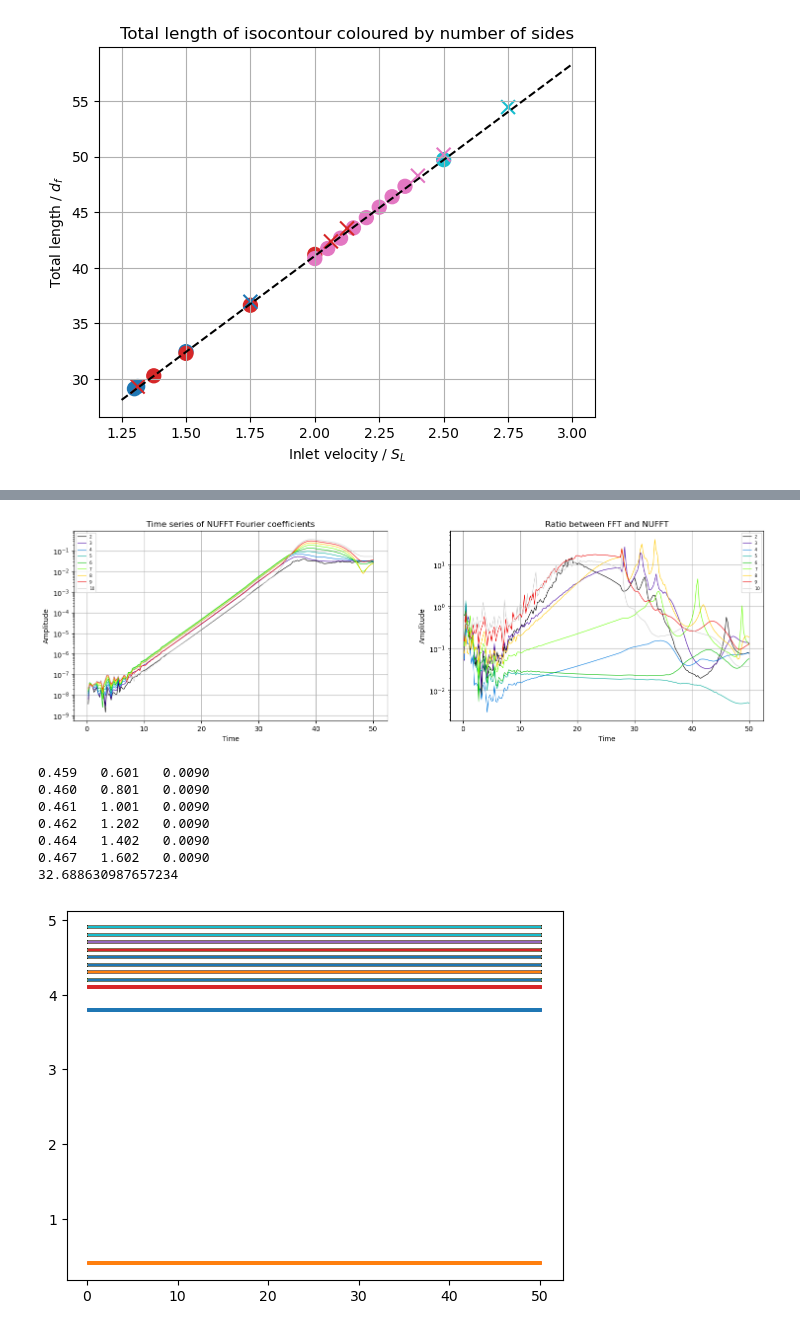
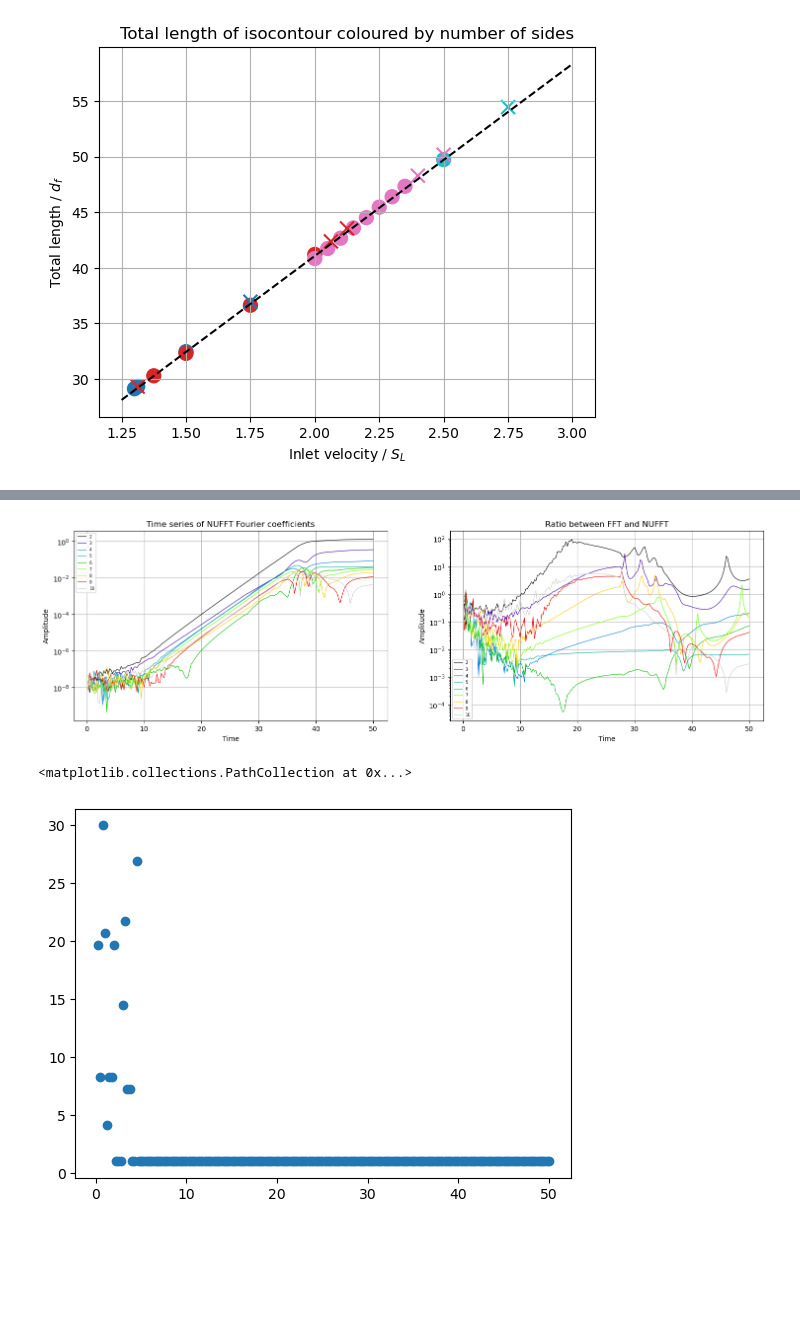
Before and after one commit to Florian808/Inward-flame-post-process, a Jupyter notebook: Local/Isocont_post_process.ipynb, the cells around one changed output, grey strips where cells are left out. Drawn from its saved outputs; the diff is of its cells as text; code cells hidden in the pictures; blank space fills up the shorter version.

```diff
--- a/Local/Isocont_post_process.ipynb
+++ b/Local/Isocont_post_process.ipynb
@@ -264,7 +281,7 @@ for run in runs:
     filepath = db_files_dir / final_Isocon
     df = extract_fields_from_okc(filepath, ['x', 'y', 'x_velocity', 'y_velocity'])
     theta_unsorted, r_mean, r_fluc_unsorted = cartesian_df_to_polar(df)
-    velocity_mag_unsorted = np.sqrt(df['x_velocity'].values ** 2 + df['y_velocity'].values ** 2)
+    velocity_mag_unsorted = np.sqrt(df['x_velocity'].to_numpy() ** 2 + df['y_velocity'].to_numpy() ** 2)
 
     # Get the indices that would sort theta
     sorted_indices = np.argsort(theta_unsorted)
@@ -287,9 +304,9 @@ inlet_vels =np.array(inlet_vels)
 is_nr = np.array(is_nr)
 
 df = pd.read_csv(f"unstable_cases.csv", skipinitialspace=True)
-inlet_vels_us = df['u_in'].values
-num_sides_us = df['num_side'].values
-tot_length_us = df['l_tot'].values
+inlet_vels_us =     df['u_in'].to_numpy()
+num_sides_us =      df['num_side'].to_numpy()
+tot_length_us =     df['l_tot'].to_numpy()
 
 # Define shared color range
 vmin = num_sides.min()
@@ -322,13 +339,13 @@ plt.ylabel("Total length / $d_f$")
 plt.title("Total length of isocontour coloured by number of sides")
 #plt.legend()
 plt.grid(True)
-l_slope, l_intercept, r_value, p_value, std_err = linregress(inlet_vels, num_sides * length_sides)
+res = linregress(inlet_vels, num_sides * length_sides)
 #x_fit = np.linspace(min(inlet_vels), max(inlet_vels), 100)
 x_fit = np.linspace(1.25, 3.0, 100)
-y_fit = l_slope * x_fit + l_intercept
+y_fit = res.slope * x_fit + res.intercept
 y_pred = 3 * x_fit
 plt.plot(x_fit, y_fit, color='black', label='Fit', linestyle='--')
-print(l_slope, l_intercept)
+print(res.slope, res.intercept)
 #plt.plot(x_fit, y_pred, color='blue', label='Fit')
 plt.show()
 
@@ -472,8 +476,8 @@ plt_s = slice(1, 10)
 modes = list(range(2, 8))
 t_start = 10
 t_end = 18
-t_start_ind = closest_index = np.argmin(np.abs(time_tot - t_start))
-t_end_ind = closest_index = np.argmin(np.abs(time_tot - t_end))
+t_start_ind = np.argmin(np.abs(scalars_tot[:,0] - t_start))
+t_end_ind = np.argmin(np.abs(scalars_tot[:,0] - t_end))
 
 my_cmap = plt.get_cmap('nipy_spectral')
 colors = my_cmap(np.linspace(0, 1, (plt_s.stop - plt_s.start)))
@@ -481,7 +485,7 @@ colors = my_cmap(np.linspace(0, 1, (plt_s.stop - plt_s.start)))
 # Plot whole time series of fourier coefficients
 fig, axes = plt.subplots(2, 2, figsize=(18, 10))
 for i in range(plt_s.start, plt_s.stop):
-    axes[0, 0].semilogy(time_tot, amp_tot[:,i], color=colors[i-plt_s.start], label=str(i+1), linewidth=0.8)
+    axes[0, 0].semilogy(scalars_tot[:,0], amp_tot[:,i], color=colors[i-plt_s.start], label=str(i+1), linewidth=0.8)
 axes[0, 0].set_xlabel('Time')
 axes[0, 0].set_ylabel('Amplitude')
 axes[0, 0].set_title('Time series of Fourier coefficients')
@@ -490,7 +494,7 @@ axes[0, 0].legend(prop={'size': 6})
 
 # Plot narrowed range to show linear growth better
 for i in range(plt_s.start, plt_s.stop):
-    axes[0, 1].semilogy(time_tot[max(0, t_start_ind-20):t_end_ind+20], amp_tot[max(0, t_start_ind-20):t_end_ind+20,i], color=colors[i-plt_s.start], label=str(i+1), linewidth=0.8)
+    axes[0, 1].semilogy(scalars_tot[max(0, int(t_start_ind)-20):t_end_ind+20,0], amp_tot[max(0, int(t_start_ind)-20):t_end_ind+20,i], color=colors[i-plt_s.start], label=str(i+1), linewidth=0.8)
 axes[0, 1].axvline(x=t_start, color='red', linestyle='--')
 axes[0, 1].axvline(x=t_end, color='red', linestyle='--')
 axes[0, 1].set_xlabel('Time')
@@ -500,7 +504,7 @@ axes[0, 1].grid(True)
 axes[0, 1].legend(prop={'size': 6})
 
 # Plot change of wavenumber
-axes[1, 0].plot(time_tot, k_r_tot[:,plt_s.start:plt_s.stop])
+axes[1, 0].plot(scalars_tot[:,0], k_tot[:,plt_s.start:plt_s.stop])
 axes[1, 0].axvline(x=t_start, color='red', linestyle='--')
 axes[1, 0].axvline(x=t_end, color='red', linestyle='--')
 axes[1, 0].set_xlabel('Time')
@@ -510,9 +514,9 @@ axes[1, 0].grid(True)
 axes[1, 0].legend([str(i+1) for i in range(plt_s.start, plt_s.stop)], prop={'size': 6})
 
 # Plot total length (inverse prop. to |k|)
-axes[1, 1].plot(time_tot, lengths_tot/np.mean(lengths_tot), label='$l_{tot,norm}$')
-axes[1, 1].plot(time_tot, r_mean_tot/np.mean(r_mean_tot), label='$r_{mean,norm}$')
-axes[1, 1].plot(time_tot, lengths_tot/r_mean_tot/(2*np.pi), label=r'$l_{tot}$ / ($r_{mean} 2 \pi$)')
+axes[1, 1].plot(scalars_tot[:,0], scalars_tot[:,2]/np.mean(scalars_tot[:,2]), label='$l_{tot,norm}$')
+axes[1, 1].plot(scalars_tot[:,0], scalars_tot[:,3]/np.mean(scalars_tot[:,3]), label='$r_{mean,norm}$')
+axes[1, 1].plot(scalars_tot[:,0], scalars_tot[:,2] / (scalars_tot[:,3] * 2 * np.pi), label=r'$l_{tot}$ / ($r_{mean} 2 \pi$)')
 axes[1, 1].set_title('Time series of normalized curve length and mean radius')
 axes[1, 1].set_xlabel('Time')
 axes[1, 1].legend(prop={'size': 10})
@@ -520,57 +524,41 @@ plt.show()
 
 # fig, axes = plt.subplots(1, 2, figsize=(18, 5))
 # axes[0].plot(time_tot, num_samples, linewidth=0.8)
 # axes[0].set_xlabel('Time')
 # axes[0].set_ylabel('#')
 # axes[0].set_title('number of samples')
 # axes[0].grid(True)
 # axes[0].legend(prop={'size': 6})
 # print(k_r_tot[10, 1:20])
 
 # plt.show()
 
 fig, axes = plt.subplots(1, 2, figsize=(18, 5))
 for i in range(plt_s.start, plt_s.stop):
-    axes[0].semilogy(time_tot, np.abs(amp_sm_tot[:,i]), color=colors[i-plt_s.start], label=str(i+1), linewidth=0.8)
+    axes[0].semilogy(scalars_tot[:,0], np.abs(amp_ni_tot[:,i]), color=colors[i-plt_s.start], label=str(i+1), linewidth=0.8)
 axes[0].set_xlabel('Time')
 axes[0].set_ylabel('Amplitude')
 axes[0].set_title('Time series of NUFFT Fourier coefficients')
 axes[0].grid(True)
 axes[0].legend(prop={'size': 6})
-#print(k_r_tot[10, 1:20])
 
 for i in range(plt_s.start, plt_s.stop):
-    axes[1].semilogy(time_tot, np.abs(amp_sm_tot[:,i]) / amp_tot[:,i], color=colors[i-plt_s.start], label=str(i+1), linewidth=0.8)
+    axes[1].semilogy(scalars_tot[:,0], np.abs(amp_ni_tot[:,i]) / amp_tot[:,i], color=colors[i-plt_s.start], label=str(i+1), linewidth=0.8)
 axes[1].set_xlabel('Time')
 axes[1].set_ylabel('Amplitude')
 axes[1].set_title('Ratio between FFT and NUFFT')
 axes[1].grid(True)
 axes[1].legend(prop={'size': 6})
 plt.show()
 
-log_modes = np.log(amp_sm_tot[:,modes])
-slope_list = np.empty((log_modes.shape[1], 2))
-
-for i in range(log_modes.shape[1]):
-    slope, intercept, r_value, p_value, std_err = linregress(time_tot[t_start_ind:t_end_ind], log_modes[t_start_ind:t_end_ind, i])
-    k_mean = np.mean(k_r_tot[t_start:t_end, modes[i]])
-    k_rel_change = (k_r_tot[t_end_ind, modes[i]] - k_r_tot[t_start_ind, modes[i]]) / k_r_tot[t_start_ind, modes[i]]
-    print(f"{slope:.3f}\t{k_mean:.3f}\t{abs(k_rel_change):.4f}")
-    slope_list[i,1] = slope
-    slope_list[i,0] = k_mean
-
-for i in range(len(time_tot)):
-    plt.plot(time_tot, k_sm_tot[:,np.argmax(amp_sm_tot, axis=1)])
-print(np.mean(lengths_tot[t_start_ind:t_end_ind]))
+num_t = len(scalars_tot[:,0])
+k_ni_max = np.empty(num_t)
+for i in range(len(scalars_tot[:,0])):
+    k_ni_max[i] = k_ni_tot[i,np.argmax(amp_ni_tot[i])]
+plt.scatter(scalars_tot[:,0], k_ni_max)
 # %% [output]
 [figure]
-[figure, old version]
+[figure, new version]
-0.459   0.601   0.0090
-0.460   0.801   0.0090
-0.461   1.001   0.0090
-0.462   1.202   0.0090
-0.464   1.402   0.0090
-0.467   1.602   0.0090
-32.688630987657234
+<matplotlib.collections.PathCollection at 0x...>
-[figure, old version]
+[figure, new version]
 # %%
```
Also changed, not shown: parts of 5 cells of this notebook.
